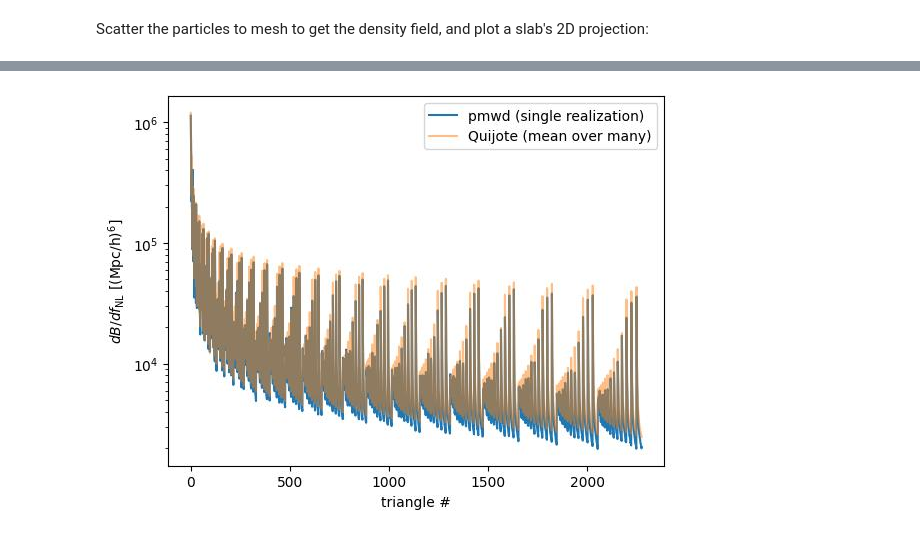
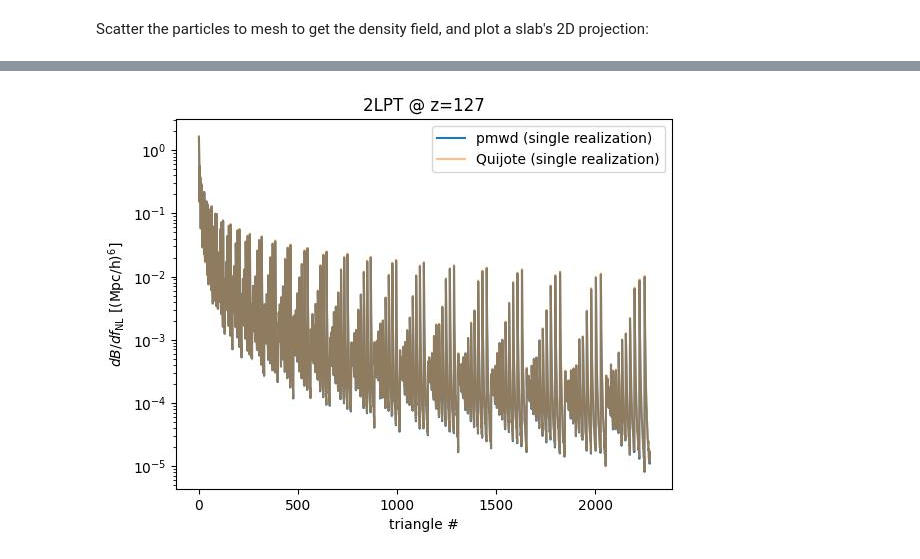
Before and after one commit to eelregit/pmwd, a Jupyter notebook: docs/examples/png_example.ipynb, the cells around one changed output, grey strips where cells are left out. Cells and saved outputs as stored; diff of their text form; code cells hidden in the pictures.

```diff
--- a/docs/examples/png_example.ipynb
+++ b/docs/examples/png_example.ipynb
@@ -173,5 +171,5 @@ ptcl_LC_m.disp.std(), ptcl_LC_m.vel.std()
 # %% [markdown]
 Scatter the particles to mesh to get the density field, and plot a slab's 2D projection:
 # %%
-dens_LC_p = scatter(ptcl_LC_p, conf,)
-simshow(dens_LC_p[:8].mean(axis=0), norm='CosmicWebNorm');
+dens_LC_p = scatter(ptcl_LC_p, conf,)-1.
+# simshow(dens_LC_p[:].mean(axis=0), norm='CosmicWebNorm');
@@ -180,3 +176,3 @@ simshow(dens_LC_p[:8].mean(axis=0), norm='CosmicWebNorm');
 # %%
-dens_LC_m = scatter(ptcl_LC_m, conf,)
-simshow(dens_LC_m[:8].mean(axis=0), norm='CosmicWebNorm');
+dens_LC_m = scatter(ptcl_LC_m, conf,)-1.
+# simshow(dens_LC_m[:8].mean(axis=0), norm='CosmicWebNorm');
@@ -184,0 +179,3 @@ simshow(dens_LC_m[:8].mean(axis=0), norm='CosmicWebNorm');
+# %%
+df_LC_p_Q = np.load("/home/fs72085/tsfloss/data/Quijote_Density_256/df_m_256_CIC_LC_p_0_z=127.npy")
+df_LC_m_Q = np.load("/home/fs72085/tsfloss/data/Quijote_Density_256/df_m_256_CIC_LC_m_0_z=127.npy")
@@ -209,0 +227,3 @@ Considering 2276 Triangle Configurations (All)
+# %%
+B_LC_p_Q = BFast.Bk(df_LC_p_Q,1000.,3,3,27,MAS='CIC',fast=False,verbose=True)
+B_LC_m_Q = BFast.Bk(df_LC_m_Q,1000.,3,3,27,MAS='CIC',fast=False,verbose=True)
@@ -210,9 +235,11 @@ Considering 2276 Triangle Configurations (All)
 # %%
 plt.semilogy((B_LC_p[:,-2] - B_LC_m[:,-2])/200.,label='pmwd (single realization)')
-plt.semilogy((np.load("/scratch/p301831/Quijote_Measurements_npy/Bk_LC_p_z0.npy")[:,:,-2].mean(0) -  np.load("/scratch/p301831/Quijote_Measurements_npy/Bk_LC_m_z0.npy")[:,:,-2].mean(0))/200.,label='Quijote (mean over many)',alpha=.5)
+plt.semilogy((B_LC_p_Q[:,-2] - B_LC_m_Q[:,-2])/200.,label='Quijote (single realization)',alpha=.5)
+# plt.semilogy((np.load("/home/fs72085/tsfloss/data/Quijote_Measurements_npy/Bk_LC_p_z0.npy")[:,:,-2].mean(0) -  np.load("/home/fs72085/tsfloss/data/Quijote_Measurements_npy/Bk_LC_m_z0.npy")[:,:,-2].mean(0))/200.,label='Quijote (mean over many)',alpha=.5)
 plt.legend()
 plt.ylabel("$dB/df_{\\rm NL}$ [(Mpc/h)$^6$]")
 plt.xlabel("triangle #")
+plt.title("2LPT @ z=127")
 plt.show()
 # %% [output]
-[figure, old version]
+[figure, new version]
```
Also changed, not shown: parts of 25 cells of this notebook, 2 other files.
